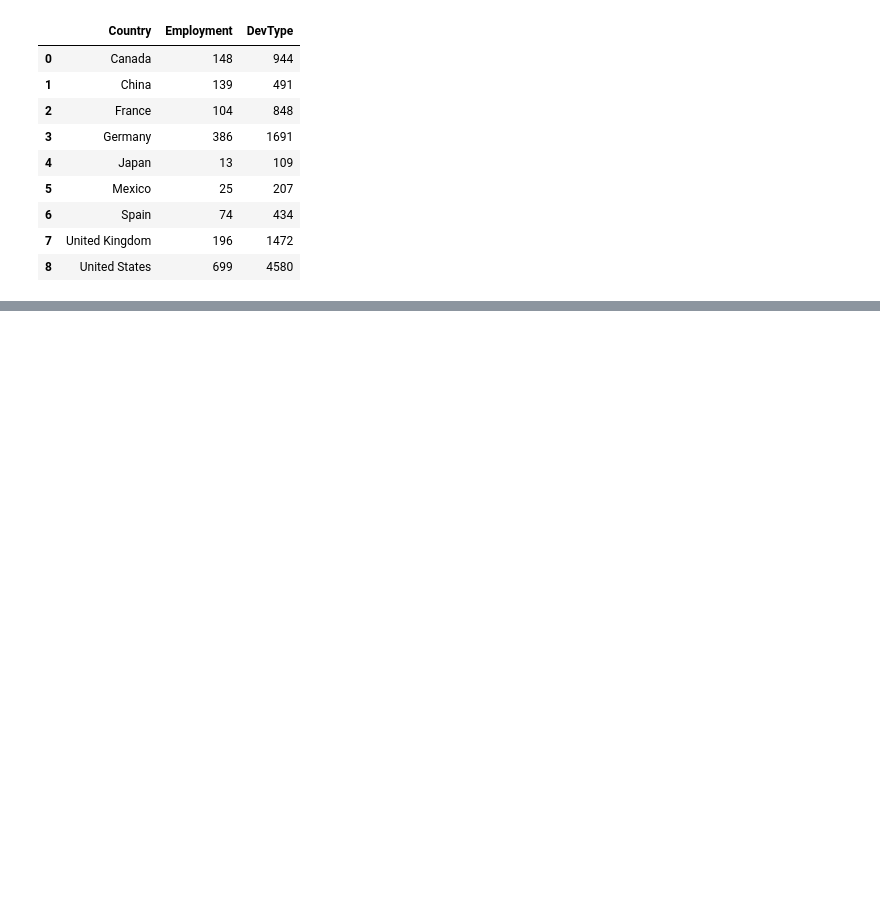
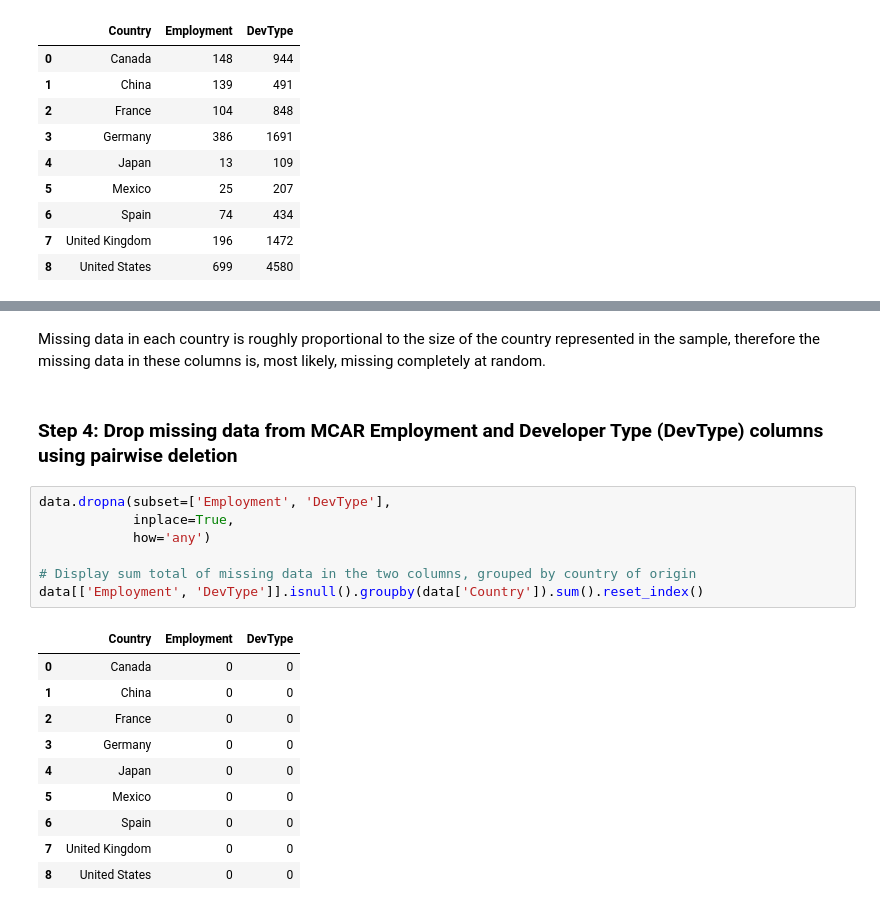
Before and after one commit to roberthallds/stack-overflow-data-cleaning, a Jupyter notebook: project.ipynb, the cells around one changed output, grey strips where cells are left out. Drawn from its saved outputs; the diff is of its cells as text; blank space fills up the shorter version.

```diff
--- a/project.ipynb
+++ b/project.ipynb
@@ -168,0 +191,22 @@ missing_data
+# %% [markdown]
+Missing data in each country is roughly proportional to the size of the country represented in the sample, therefore the missing data in these columns is, most likely, missing completely at random.
+# %% [markdown]
+### Step 4: Drop missing data from MCAR Employment and Developer Type (DevType) columns using pairwise deletion
+# %%
+data.dropna(subset=['Employment', 'DevType'],
+            inplace=True,
+            how='any')
+
+# Display sum total of missing data in the two columns, grouped by country of origin
+data[['Employment', 'DevType']].isnull().groupby(data['Country']).sum().reset_index()
+# %% [output]
+|  | Country | Employment | DevType |
+| 0 | Canada | 0 | 0 |
+| 1 | China | 0 | 0 |
+| 2 | France | 0 | 0 |
+| 3 | Germany | 0 | 0 |
+| 4 | Japan | 0 | 0 |
+| 5 | Mexico | 0 | 0 |
+| 6 | Spain | 0 | 0 |
+| 7 | United Kingdom | 0 | 0 |
+| 8 | United States | 0 | 0 |
```
Also changed, not shown: parts of 5 cells of this notebook.
